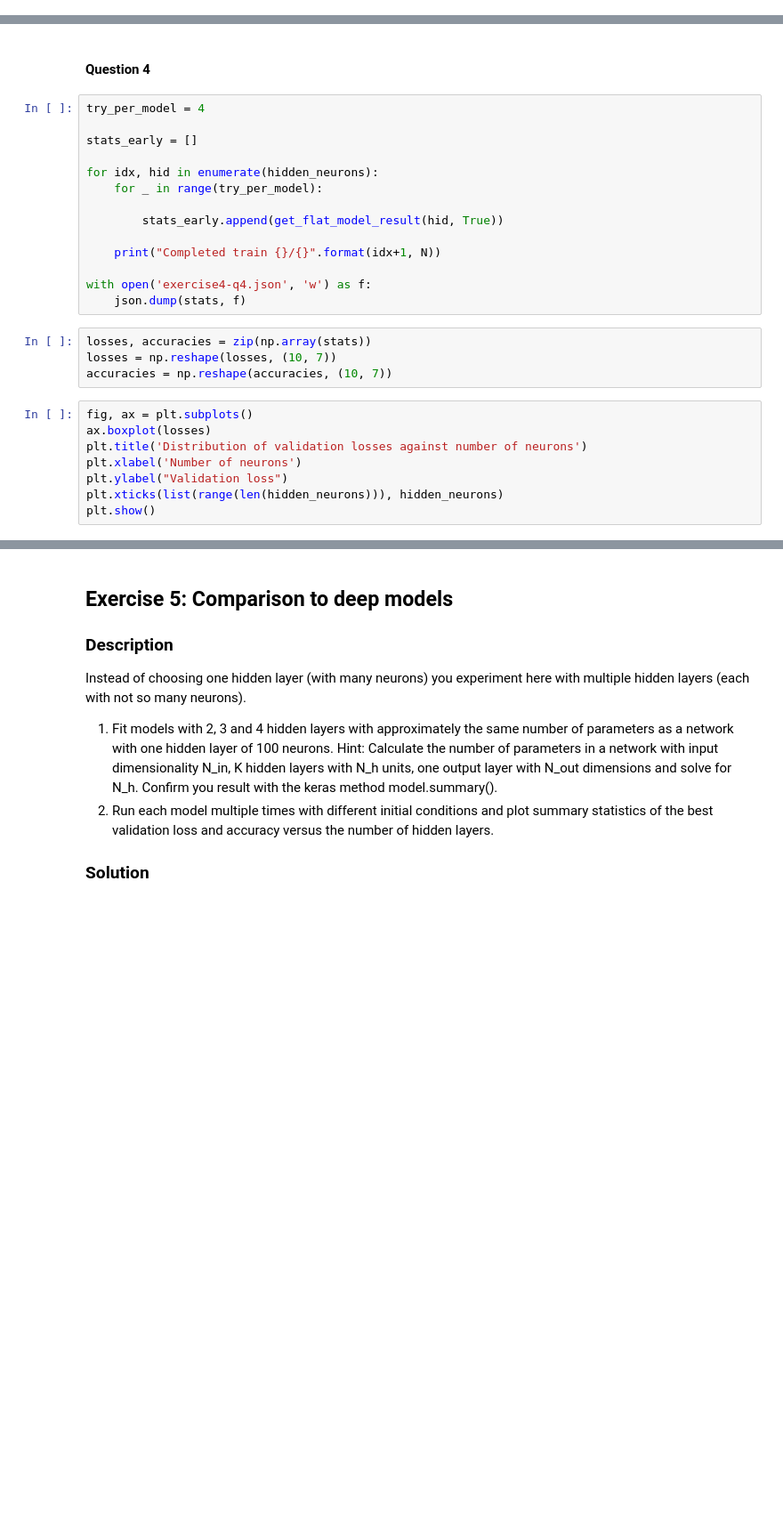
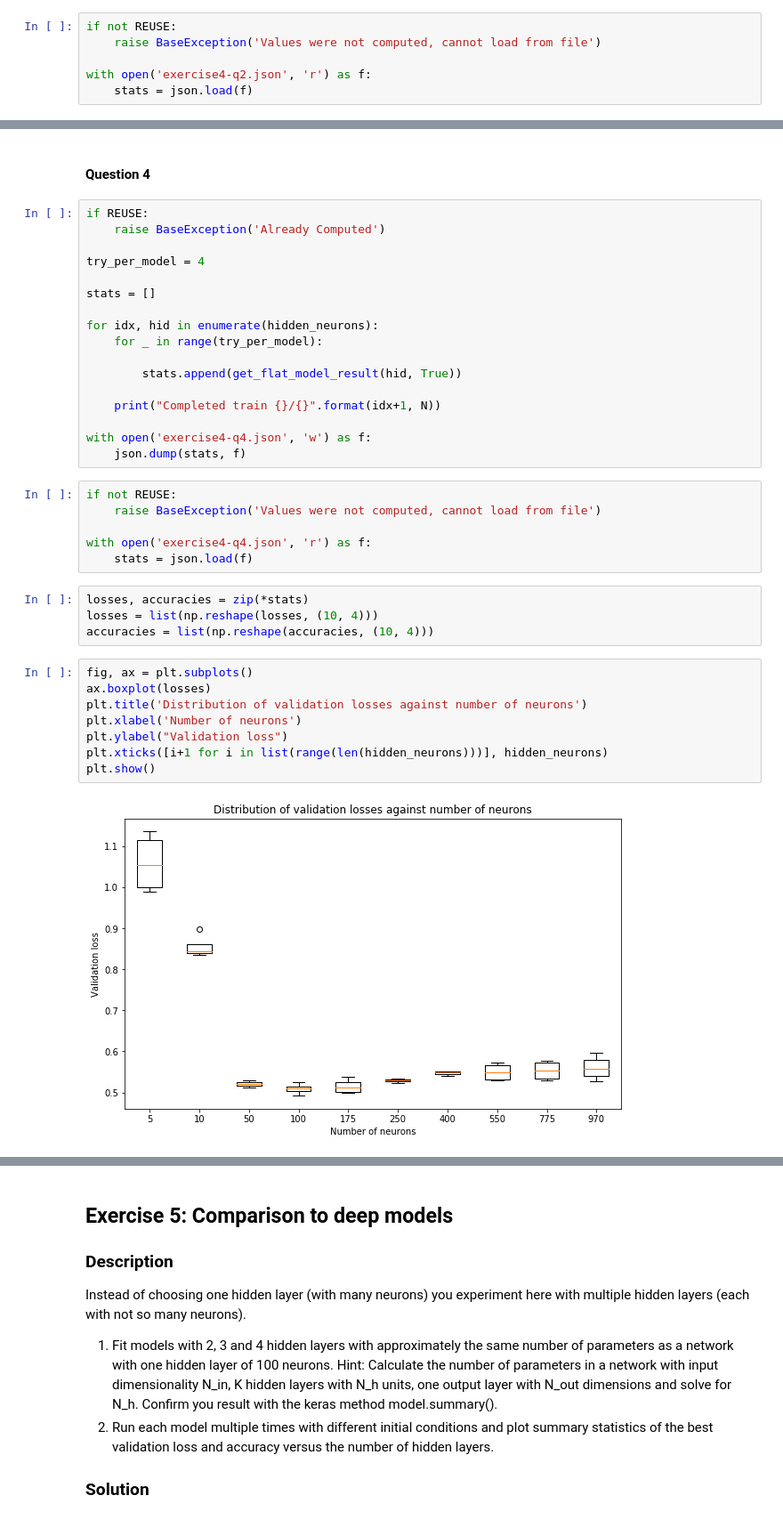
Before and after one commit to Amaumaury/ArtificialNeuralNetworks, a Jupyter notebook: Project_1/miniproject1.ipynb, the cells around one changed output, grey strips where cells are left out. Shown at 89% size. Drawn from its saved outputs; the diff is of its cells as text; blank space fills up the shorter version.

```diff
--- a/Project_1/miniproject1.ipynb
+++ b/Project_1/miniproject1.ipynb
@@ -538,0 +594,6 @@ Completed train 10/10
+# %%
+if not REUSE:
+    raise BaseException('Values were not computed, cannot load from file')
+
+with open('exercise4-q2.json', 'r') as f:
+    stats = json.load(f)
@@ -585,31 +626,42 @@ ax_acc.set_title("Validation accuracy")
 # %% [markdown]
 #### Question 4
 # %%
+if REUSE:
+    raise BaseException('Already Computed')
+
 try_per_model = 4
 
-stats_early = []
+stats = []
 
 for idx, hid in enumerate(hidden_neurons):
     for _ in range(try_per_model):
 
-        stats_early.append(get_flat_model_result(hid, True))
+        stats.append(get_flat_model_result(hid, True))
 
     print("Completed train {}/{}".format(idx+1, N))
 
 with open('exercise4-q4.json', 'w') as f:
     json.dump(stats, f)
+# %%
+if not REUSE:
+    raise BaseException('Values were not computed, cannot load from file')
+
+with open('exercise4-q4.json', 'r') as f:
+    stats = json.load(f)
 # %%
-losses, accuracies = zip(np.array(stats))
-losses = np.reshape(losses, (10, 7))
-accuracies = np.reshape(accuracies, (10, 7))
+losses, accuracies = zip(*stats)
+losses = list(np.reshape(losses, (10, 4)))
+accuracies = list(np.reshape(accuracies, (10, 4)))
 # %%
 fig, ax = plt.subplots()
 ax.boxplot(losses)
 plt.title('Distribution of validation losses against number of neurons')
 plt.xlabel('Number of neurons')
 plt.ylabel("Validation loss")
-plt.xticks(list(range(len(hidden_neurons))), hidden_neurons)
+plt.xticks([i+1 for i in list(range(len(hidden_neurons)))], hidden_neurons)
 plt.show()
+# %% [output]
+[figure, added]
 # %%
 fig, ax = plt.subplots()
 ax.boxplot(accuracies)
```
Also changed, not shown: parts of 75 cells of this notebook.
